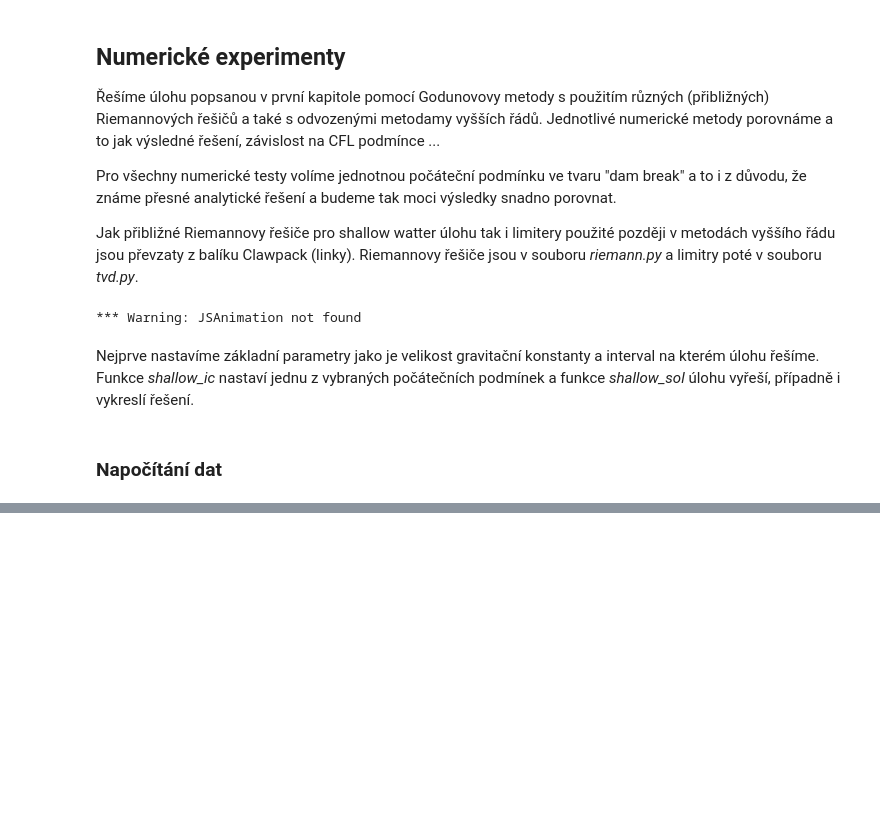
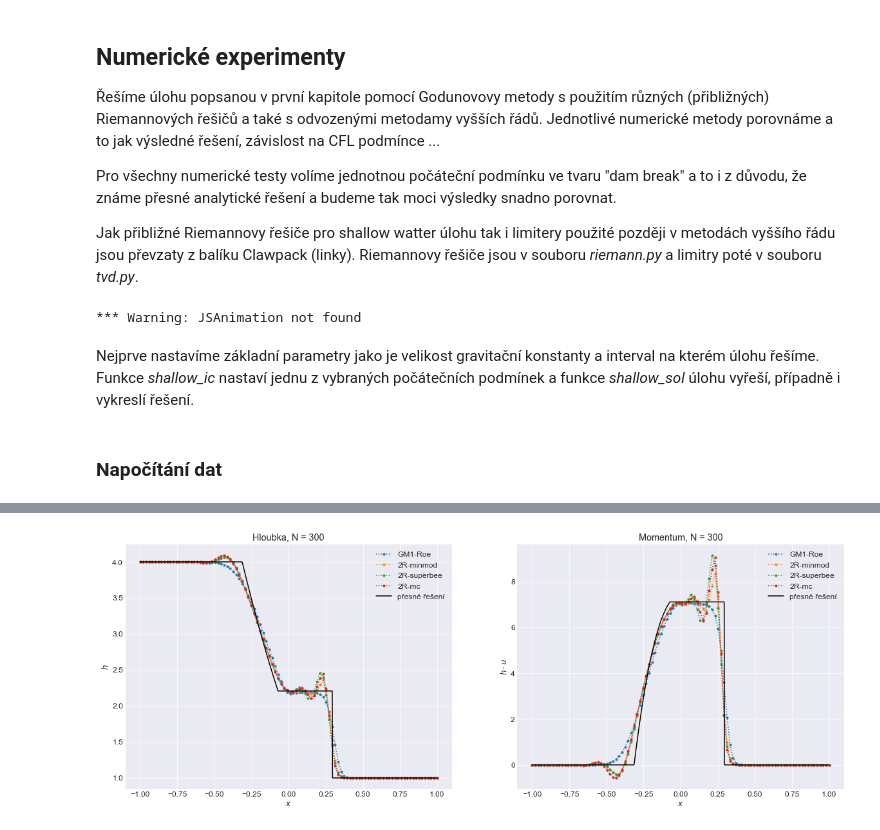
Before and after one commit to honzapulpan/fav-SNM2, a Jupyter notebook: SNM2-semestrálka.ipynb, the cells around one changed output, grey strips where cells are left out. Drawn from its saved outputs; the diff is of its cells as text; code cells hidden in the pictures; blank space fills up the shorter version.

```diff
--- a/SNM2-semestrálka.ipynb
+++ b/SNM2-semestrálka.ipynb
@@ -419,0 +326,29 @@ N: 200, Nt: 50, T: 0.05, dx: 0.01, dt: 0.001, CFL: 0.8469265164132653
+# %%
+n=2
+#ms = [0,1,2,4,6,8]
+ms = [0,2,3,4]
+
+for m in ms:
+    plt.subplot(1,2,1)
+    plt.plot(results[m][n][3],results[m][n][2][0],'.:',label = f'{results[m][0]}')
+    plt.legend()
+    plt.xlabel('$x$')
+    plt.ylabel('$h$')
+    plt.title(f'Hloubka, N = {Ns[n]}')
+    plt.subplot(1,2,2)
+    plt.plot(results[m][n][3],results[m][n][2][1],'.:',label = f'{results[m][0]}')
+    plt.legend()
+    plt.xlabel('$x$')
+    plt.ylabel('$h\cdot u$')
+    plt.title(f'Momentum, N = {Ns[n]}')
+plt.subplot(1,2,1)
+plt.plot(x, exact_sol(x/.05)[0], 'k', label = 'přesné řešení')
+plt.legend()
+plt.subplot(1,2,2)
+plt.plot(x, exact_sol(x/.05)[1], 'k', label = 'přesné řešení')
+plt.legend()
+plt.show()
+
+#upwind má numerickou difuzi -> vyhlazuje -> nekmitá narozdíl od druhého řádu - rozdíl
+# %% [output]
+[figure, added]
```
Also changed, not shown: parts of 16 cells of this notebook.
